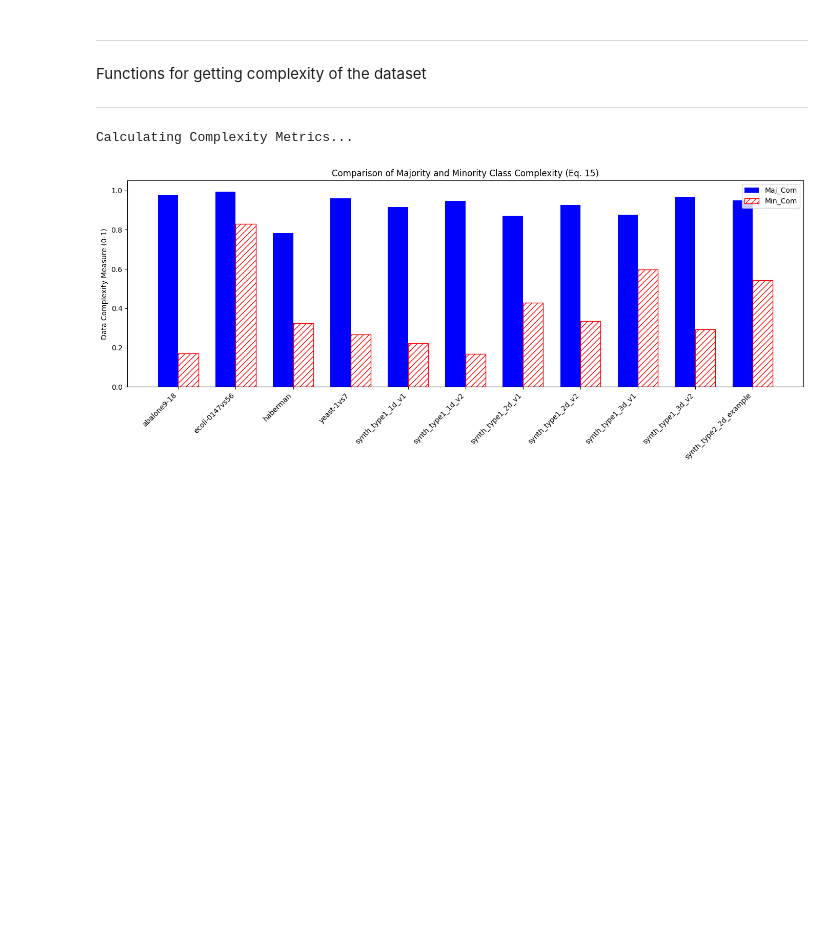
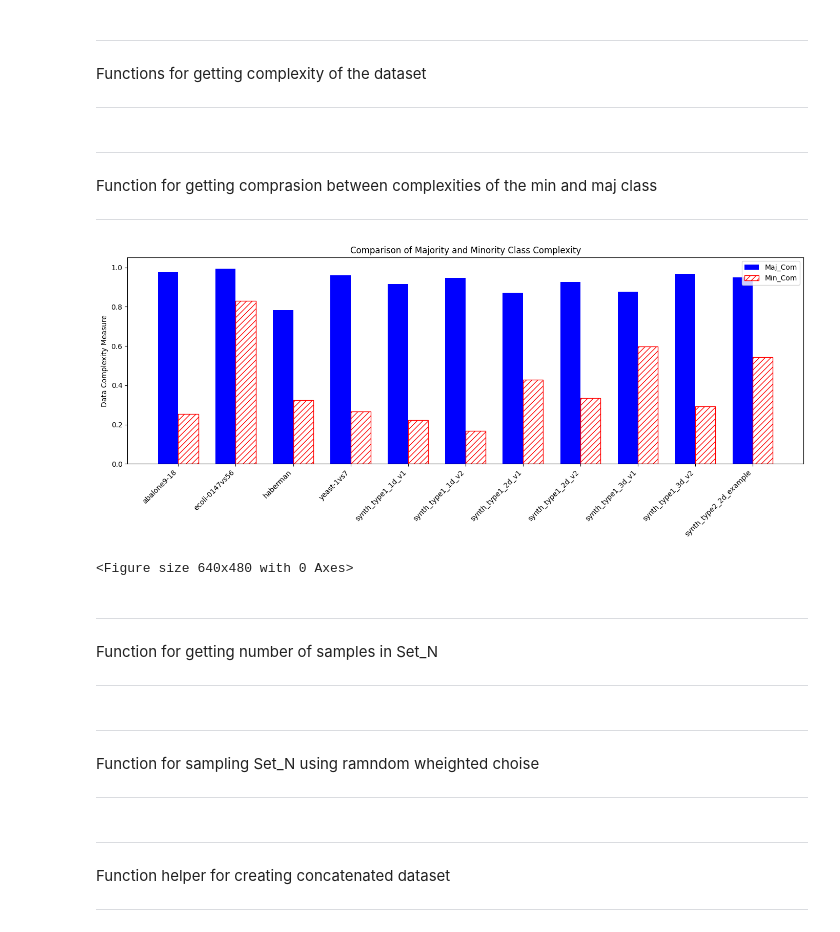
Before and after one commit to maksimkins/resampling-methods, a Jupyter notebook: ds_research.ipynb, the cells around one changed output. Drawn from its saved outputs; the diff is of its cells as text; code cells hidden in the pictures; blank space fills up the shorter version.

```diff
--- a/ds_research.ipynb
+++ b/ds_research.ipynb
@@ -38,6 +38,10 @@ import seaborn as sns
 Downloading and Processing UCI Datasets
 ***
 # %%
+# there might be a problem with dealing with categorical variables
+# computations considers distance
+# if the variable is one-hot-encoded then it might cause problems
+
 def get_processed_uci_datasets():
     datasets = {}
 
@@ -48,7 +52,8 @@ def get_processed_uci_datasets():
     df = df[df['Class_number_of_rings'].isin(['9', '18'])].copy()
     # Map: 18 -> +1, 9 -> -1
     target = np.where(df['Class_number_of_rings'] == '18', 1, -1)
-    X_final = pd.get_dummies(df.drop(columns=['Class_number_of_rings']), columns=['Sex'], drop_first=True)
+    #X_final = pd.get_dummies(df.drop(columns=['Class_number_of_rings']), columns=['Sex'], drop_first=True)
+    X_final = df.drop(columns=['Class_number_of_rings', 'Sex'])
     datasets['abalone9-18'] = (X_final, pd.Series(target, name='target'))
 
     # 5. Ecoli (No. 5) - ecoli-0-1-4-7_vs_5-6
@@ -87,6 +92,7 @@ def get_processed_uci_datasets():
     X_yeast = X_yeast.drop(columns=cols_to_drop, errors='ignore')
     datasets['yeast-1vs7'] = (X_yeast, pd.Series(target, name='target'))
 
+    # returning fromat : dictionary of (X, y)
     return datasets
 # %% [markdown]
 ***
@@ -276,36 +230,47 @@ def calculate_complexity(X, y, k=5):
     min_com = get_class_complexity(1)
 
     return maj_com, min_com
+# %% [markdown]
+***
+Function for getting comprasion between complexities of the min and maj class
+***
 # %%
-results = []
-names = []
+def compare_complexities(datasets):
+    results = []
+    names = []
 
-print("Calculating Complexity Metrics...")
-for name, (X, y) in datasets.items():
-    maj_c, min_c = calculate_complexity(X, y)
-    results.append([maj_c, min_c])
-    names.append(name)
+    for name, (X, y) in datasets.items():
+        maj_c, min_c = calculate_complexity(X, y)
+        results.append([maj_c, min_c])
+        names.append(name)
 
-df_res = pd.DataFrame(results, columns=['Maj_Com', 'Min_Com'], index=names)
+    df_res = pd.DataFrame(results, columns=['Maj_Com', 'Min_Com'], index=names)
 
-fig, ax = plt.subplots(figsize=(14, 6))
+    fig, ax = plt.subplots(figsize=(14, 6))
 
-x = np.arange(len(names))
-width = 0.35
+    x = np.arange(len(names))
+    width = 0.35
 
-rects1 = ax.bar(x - width/2, df_res['Maj_Com'], width, label='Maj_Com', color='blue')
-rects2 = ax.bar(x + width/2, df_res['Min_Com'], width, label='Min_Com',
-                color='white', edgecolor='red', hatch='///')
+    rects1 = ax.bar(x - width/2, df_res['Maj_Com'], width, label='Maj_Com', color='blue')
+    rects2 = ax.bar(x + width/2, df_res['Min_Com'], width, label='Min_Com',
+                    color='white', edgecolor='red', hatch='///')
 
-ax.set_ylabel('Data Complexity Measure (0-1)')
-ax.set_title('Comparison of Majority and Minority Class Complexity (Eq. 15)')
-ax.set_xticks(x)
-ax.set_xticklabels(names, rotation=45, ha='right')
-ax.set_ylim(0, 1.05)
-ax.legend()
+    ax.set_ylabel('Data Complexity Measure')
+    ax.set_title('Comparison of Majority and Minority Class Complexity')
+    ax.set_xticks(x)
+    ax.set_xticklabels(names, rotation=45, ha='right')
+    ax.set_ylim(0, 1.05)
+    ax.legend()
 
-plt.tight_layout()
-plt.show()
+    plt.tight_layout()
+    plt.show()
+    plt.clf()
-# %% [output]
-Calculating Complexity Metrics...
-[figure, removed]
+# %%
+compare_complexities(datasets)
+# %% [output]
+[figure, added]
+<Figure size 640x480 with 0 Axes>
+# %% [markdown]
+***
+Function for getting number of samples in Set_N
+***
@@ -311,0 +335,4 @@ Calculating Complexity Metrics...
+# %% [markdown]
+***
+Function for sampling Set_N using ramndom wheighted choise
+***
@@ -311,0 +426,4 @@ Calculating Complexity Metrics...
+# %% [markdown]
+***
+Function helper for creating concatenated dataset
+***
```
Also changed, not shown: parts of 12 cells of this notebook.
